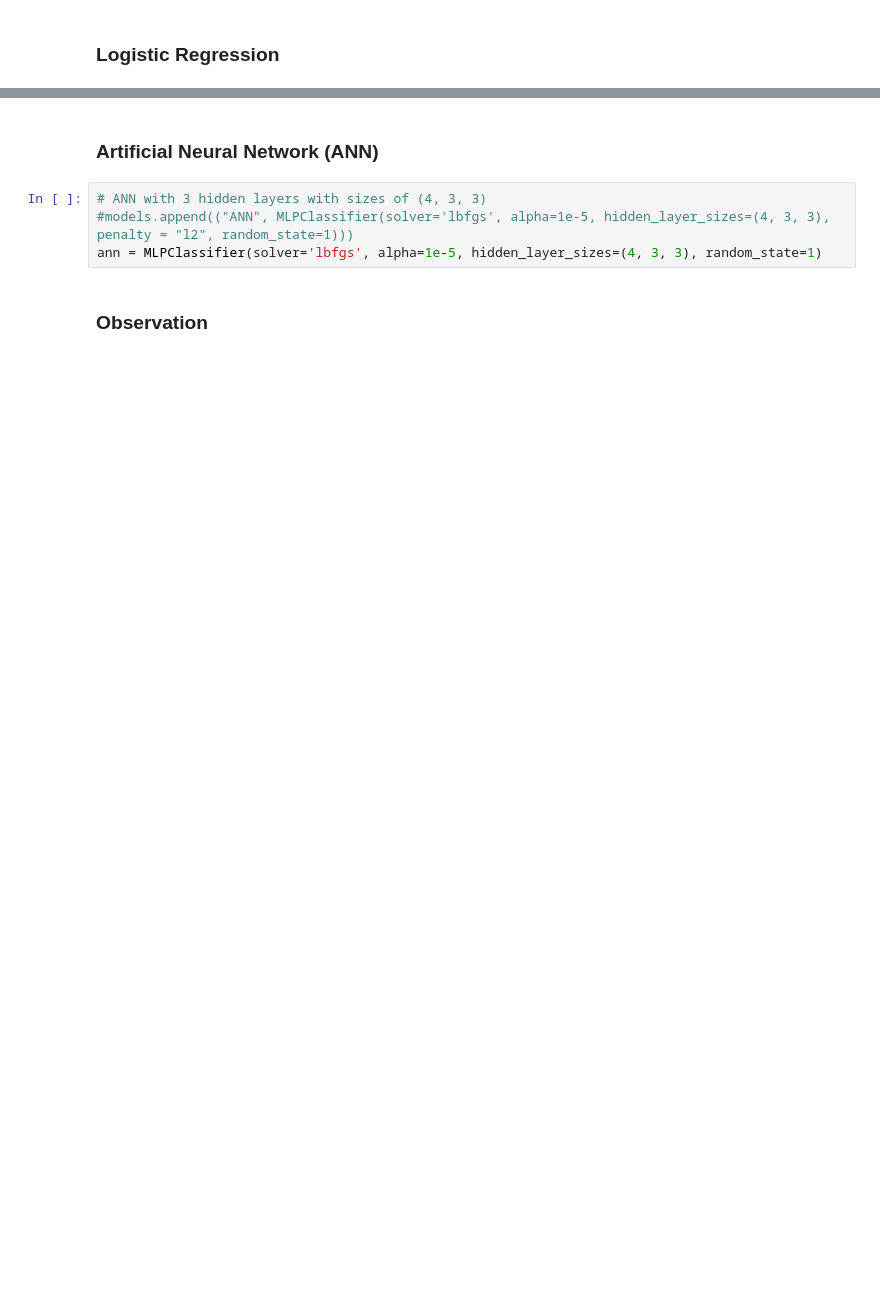
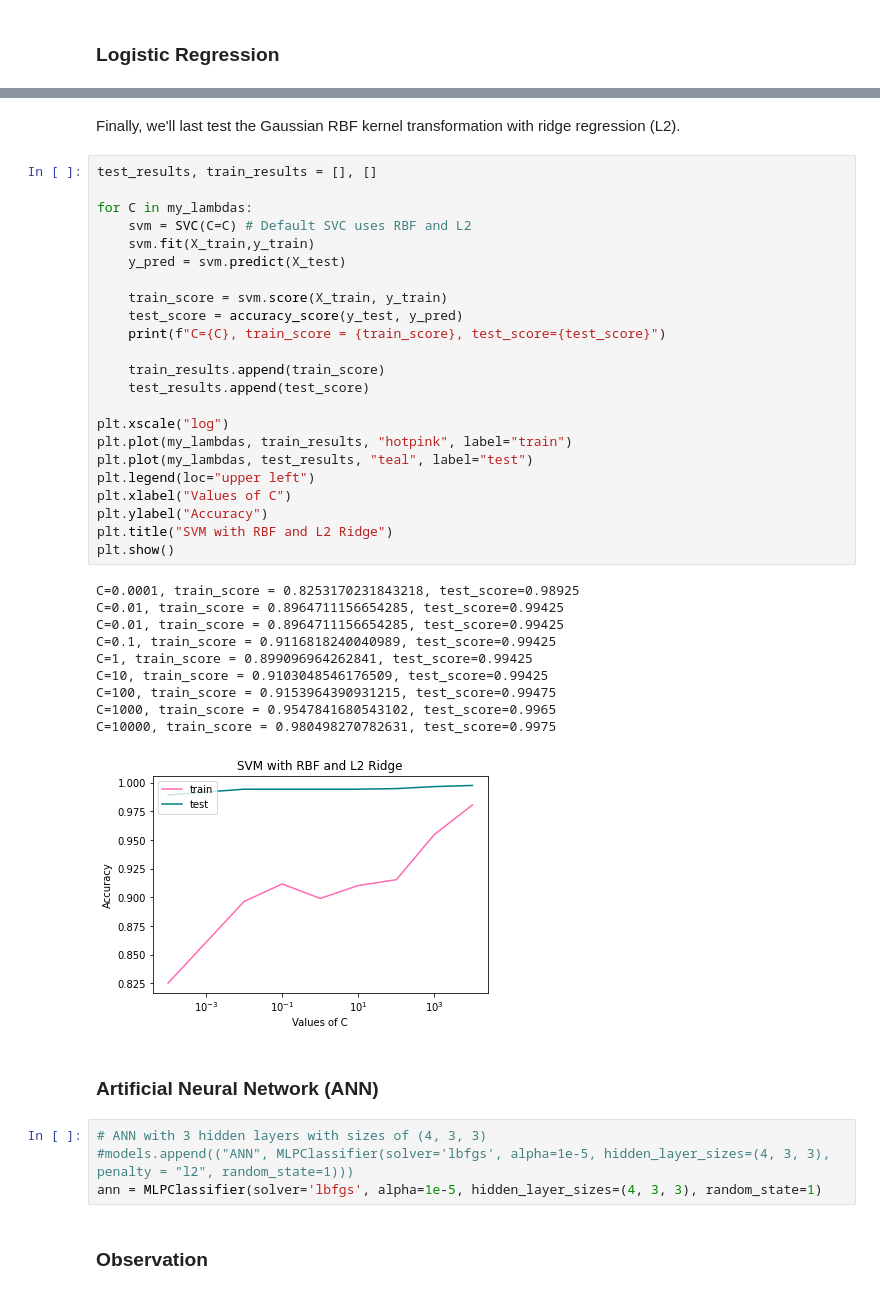
Before and after one commit to sergey-hovhannisyan/fraud-detection, a Jupyter notebook: fraud_detection.ipynb, the cells around one changed output, grey strips where cells are left out. Drawn from its saved outputs; the diff is of its cells as text; blank space fills up the shorter version.

```diff
--- a/fraud_detection.ipynb
+++ b/fraud_detection.ipynb
@@ -190,3 +378,39 @@ X_test Shape:  (56962, 21)
+# %% [markdown]
+Finally, we'll last test the Gaussian RBF kernel transformation with ridge regression (L2).
+# %%
+test_results, train_results = [], []
+
+for C in my_lambdas:
+    svm = SVC(C=C) # Default SVC uses RBF and L2
+    svm.fit(X_train,y_train)
+    y_pred = svm.predict(X_test)
+
+    train_score = svm.score(X_train, y_train)
+    test_score = accuracy_score(y_test, y_pred)
+    print(f"C={C}, train_score = {train_score}, test_score={test_score}")
+
+    train_results.append(train_score)
+    test_results.append(test_score)
+
+plt.xscale("log")
+plt.plot(my_lambdas, train_results, "hotpink", label="train")
+plt.plot(my_lambdas, test_results, "teal", label="test")
+plt.legend(loc="upper left")
+plt.xlabel("Values of C")
+plt.ylabel("Accuracy")
+plt.title("SVM with RBF and L2 Ridge")
+plt.show()
+# %% [output]
+C=0.0001, train_score = 0.8253170231843218, test_score=0.98925
+C=0.01, train_score = 0.8964711156654285, test_score=0.99425
+C=0.01, train_score = 0.8964711156654285, test_score=0.99425
+C=0.1, train_score = 0.9116818240040989, test_score=0.99425
+C=1, train_score = 0.899096964262841, test_score=0.99425
+C=10, train_score = 0.9103048546176509, test_score=0.99425
+C=100, train_score = 0.9153964390931215, test_score=0.99475
+C=1000, train_score = 0.9547841680543102, test_score=0.9965
+C=10000, train_score = 0.980498270782631, test_score=0.9975
+[figure, added]
 # %% [markdown]
 ### Artificial Neural Network (ANN)
 # %%
```
Also changed, not shown: parts of 19 cells of this notebook, 1 other file.
